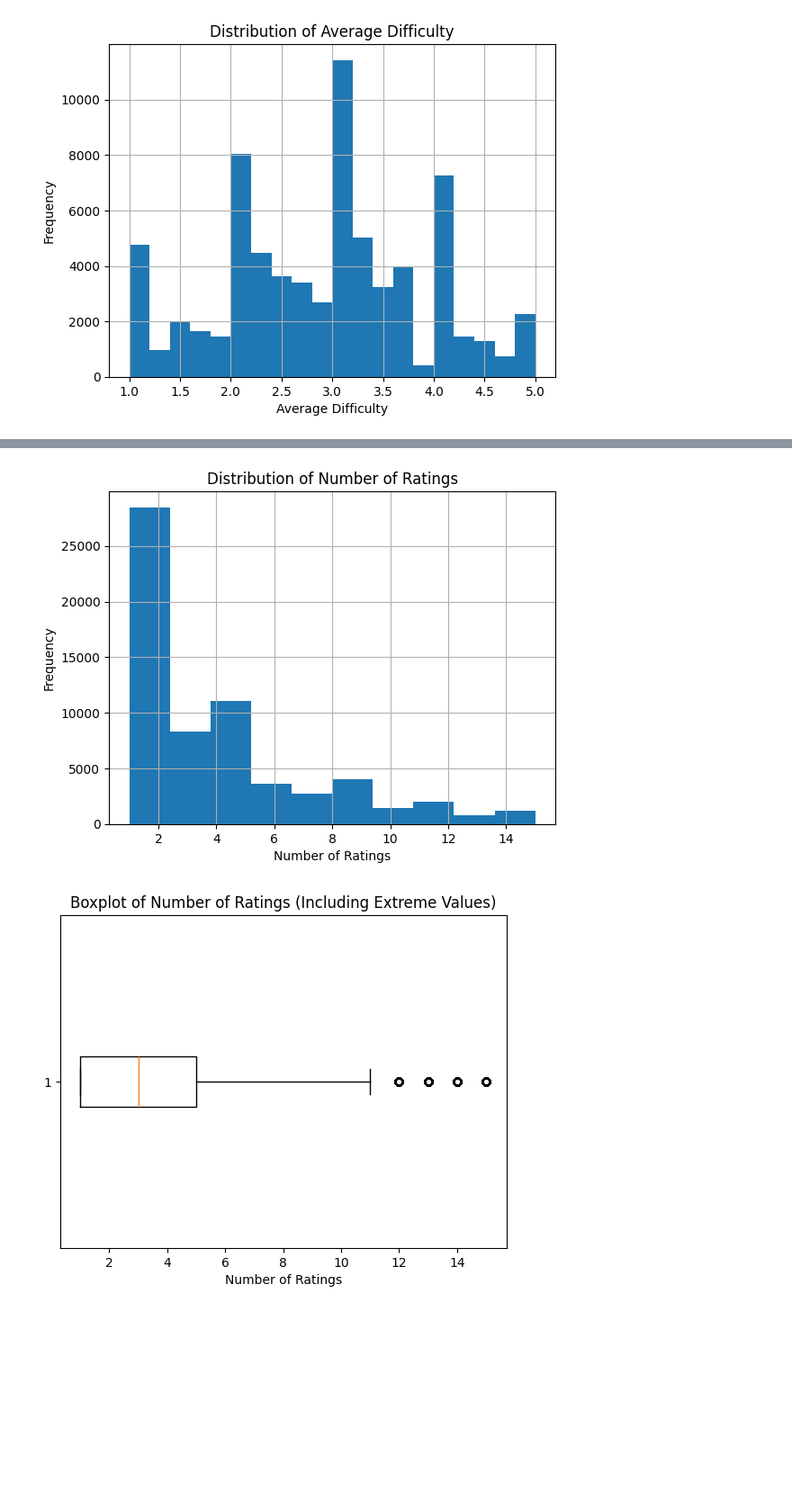
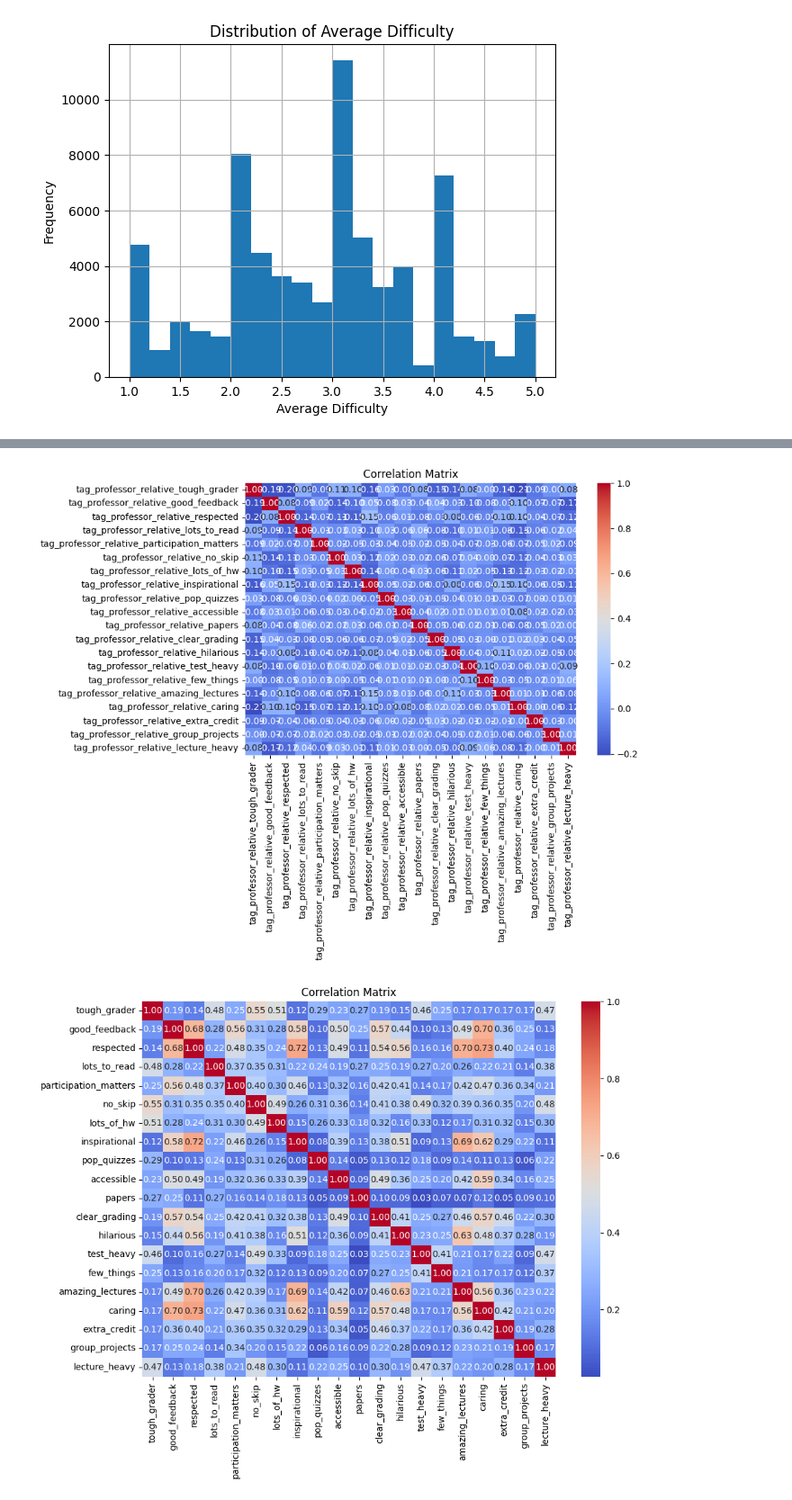
Before and after one commit to paolacalle/ape-capstone, a Jupyter notebook: analysis/eda.ipynb, the cells around one changed output, grey strips where cells are left out. Shown at 90% size. Cells and saved outputs as stored; diff of their text form; code cells hidden in the pictures; blank space fills up the shorter version.

Commit message:
relative professor score for tag norm?

```diff
--- a/analysis/eda.ipynb
+++ b/analysis/eda.ipynb
@@ -4,9 +4,10 @@
 import set_notebook_env
 import pandas as pd
 import matplotlib.pyplot as plt
+from collections import defaultdict
 
 import set_notebook_env
-loader = set_notebook_env.set_env(data_dir="../data/", min_ratings=0, max_ratings=15)
+loader, plot_utils = set_notebook_env.set_env(data_dir="../data/", min_ratings=0, max_ratings=None)
 # %%
 loader.load_raw()
 loader.merge()
@@ -75,15 +79,19 @@ loader.cleaning_info
-# %%
-clean_df["num_ratings"].hist(bins=10)
-plt.title("Distribution of Number of Ratings")
-plt.xlabel("Number of Ratings")
-plt.ylabel("Frequency")
-
-
-plt.figure()
-plt.boxplot(clean_df["num_ratings"].dropna(), vert=False)
-plt.title("Boxplot of Number of Ratings (Including Extreme Values)")
-plt.xlabel("Number of Ratings")
-plt.show()
-# %% [output]
-[figure, removed]
-[figure, removed]
+# %%
+# this adds a column with normalized tag rates
+# tag_rate_<tag> = tag_count / num_ratings
+
+loader.add_professor_relative_tag_rates()
+
+
+# view the correlation of tag rates
+tag_rate_cols = [col for col in loader.prepared_df.columns if col.startswith("tag_professor_relative_")]
+pl1, corr_matrix1 = plot_utils.plot_correlation_matrix(loader.prepared_df[tag_rate_cols])
+
+# view tag before rates
+tag_cols = loader.tag_cols
+pl2, corr_matrix2 = plot_utils.plot_correlation_matrix(loader.prepared_df[tag_cols])
+pl1.show()
+pl2.show()
+# %% [output]
+[figure, added]
+[figure, added]
```
Also changed, not shown: parts of 6 cells of this notebook, 5 other files.
